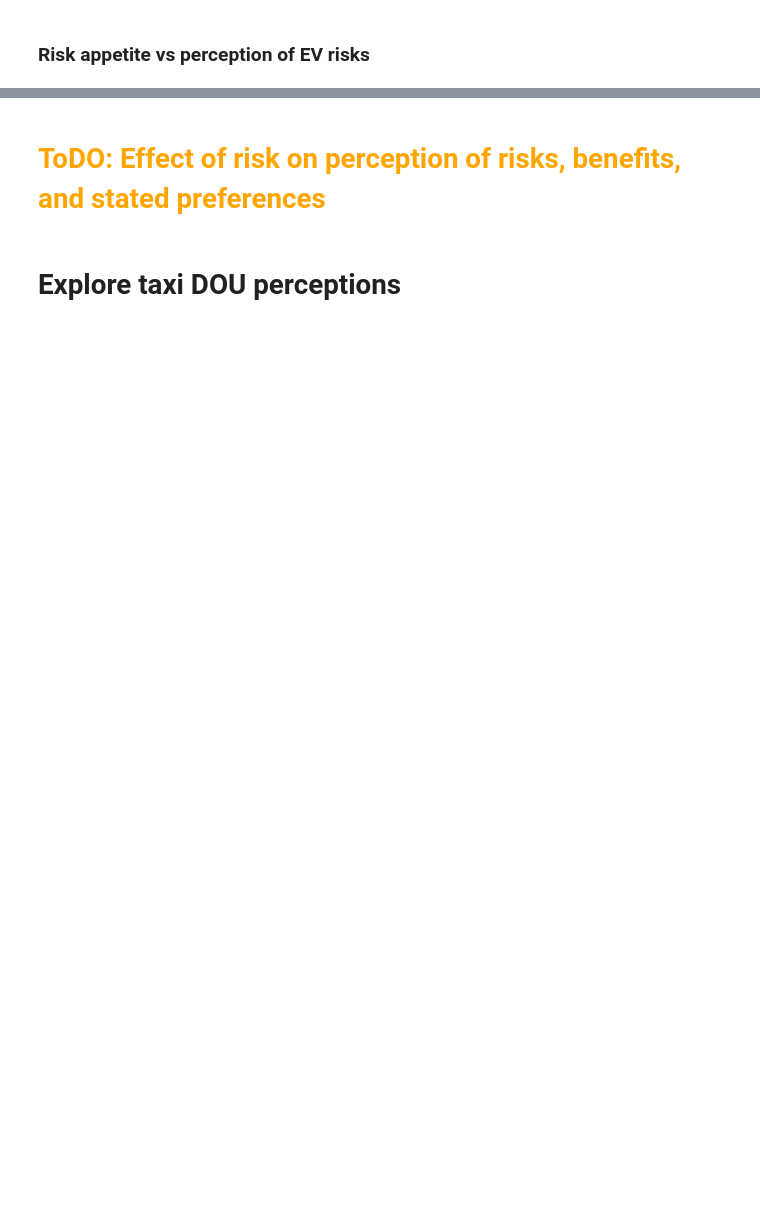
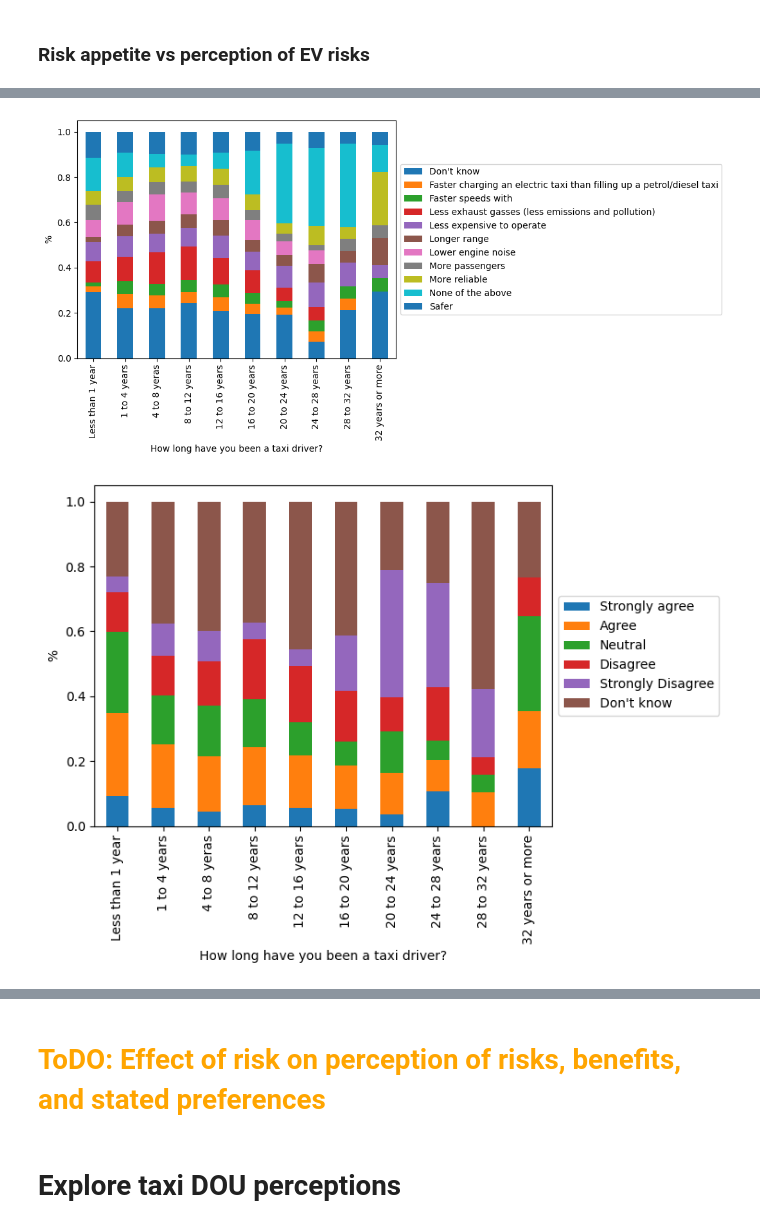
Before and after one commit to ChullEPG/taxi-survey, a Jupyter notebook: taxi_explore_perceptions.ipynb, the cells around one changed output, grey strips where cells are left out. Saved outputs shown, nothing was run; the diff lists cells and outputs as text; code cells hidden in the pictures; blank space fills up the shorter version.

```diff
--- a/taxi_explore_perceptions.ipynb
+++ b/taxi_explore_perceptions.ipynb
@@ -338,0 +387,37 @@ plt.show()
+# %%
+# Driver perceptions
+df['driver_benefits_of_etaxi_exploded'] = df[driver_perceptions[0]].str.split(';')
+exploded_df_driver = df.explode('driver_benefits_of_etaxi_exploded')
+exploded_df_driver = exploded_df_driver[(exploded_df_driver['driver_benefits_of_etaxi_exploded'] != '') & (exploded_df_driver['driver_benefits_of_etaxi_exploded'].notnull())]
+
+order_length = ['Less than 1 year', '1 to 4 years', '4 to 8 yeras', '8 to 12 years', '12 to 16 years', '16 to 20 years', '20 to 24 years', '24 to 28 years', '28 to 32 years', '32 years or more']
+pd.crosstab(exploded_df_driver[driver_questions[0]], exploded_df_driver['driver_benefits_of_etaxi_exploded'], normalize = 'index').reindex(order_length).plot(kind = 'bar', stacked = True)
+plt.legend(bbox_to_anchor = (1.0,0.5), loc = 'center left')
+plt.ylabel('%')
+
+plt.savefig('figures/length_owned_vs_benefits_of_etaxi.png')
+plt.show()
+
+order_prefs = [ 'Strongly agree', 'Agree', 'Neutral' , 'Disagree', 'Strongly Disagree', "Don't know"]
+
+pd.crosstab(exploded_df_driver[driver_questions[0]], exploded_df_driver[driver_perceptions[2]], normalize = 'index')[order_prefs].reindex(order_length).plot(kind = 'bar', stacked = True)
+plt.legend(bbox_to_anchor = (1.0,0.5), loc = 'center left')
+plt.ylabel('%')
+plt.savefig('figures/length_owned_vs_prefers_taxi.png')
+plt.show()
+
+# pd.crosstab(exploded_df_driver[driver_questions[0]], exploded_df[climate_change[0]], normalize = 'index').plot(kind = 'bar', stacked = True)
+# plt.legend(bbox_to_anchor = (1.0,0.5), loc = 'center left')
+# plt.show()
+
+
+
+boxplot_df = pd.concat([exploded_df_driver[climate_change[0]], exploded_df_driver[driver_questions[0]]], axis = 1)
+ax = sns.boxplot(x = boxplot_df.columns[0], y = boxplot_df.columns[1], data = boxplot_df, order = order_length)
+plt.ylabel('')
+plt.tight_layout()
+plt.savefig('figures/length_owned_vs_climate_concern.png')
+plt.show()
+# %% [output]
+[figure, added]
+[figure, added]
```
Also changed, not shown: parts of 32 cells of this notebook, 1 other file.
